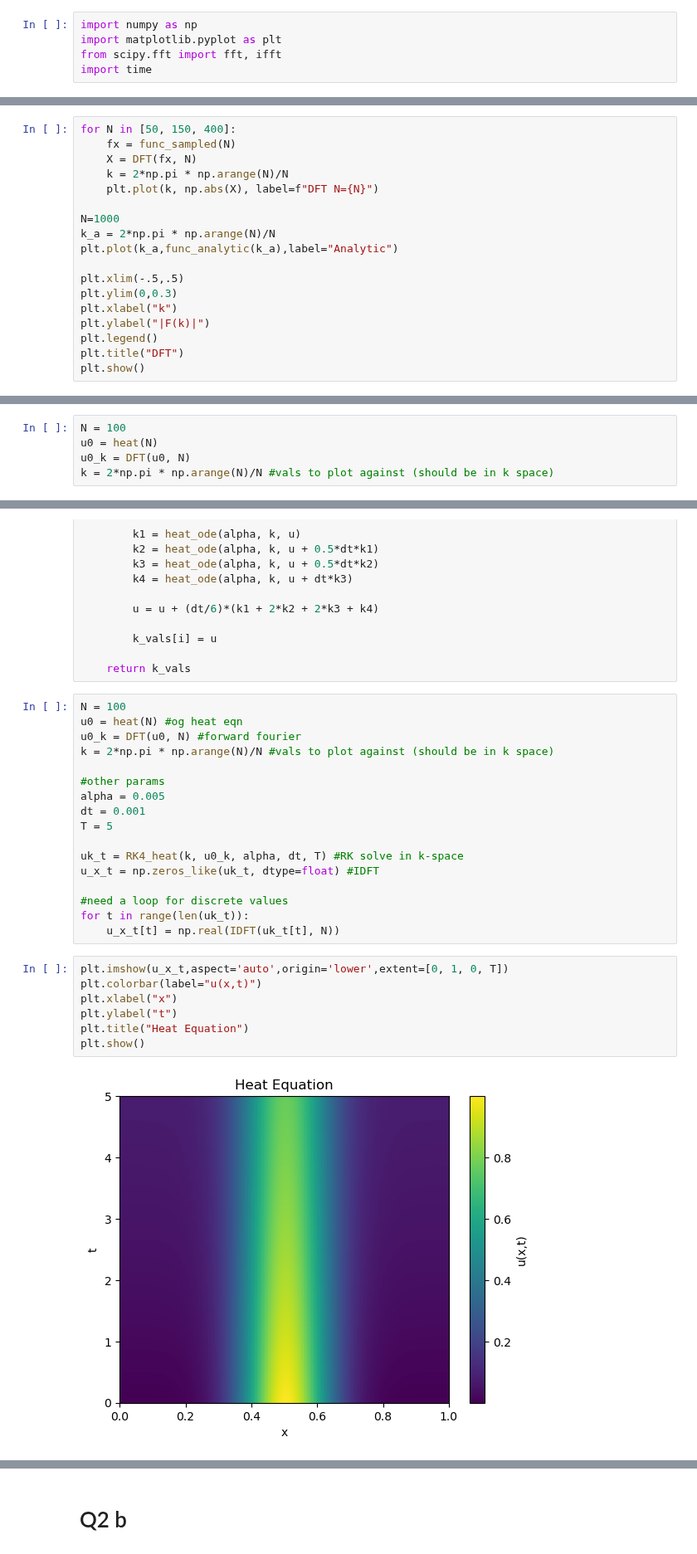
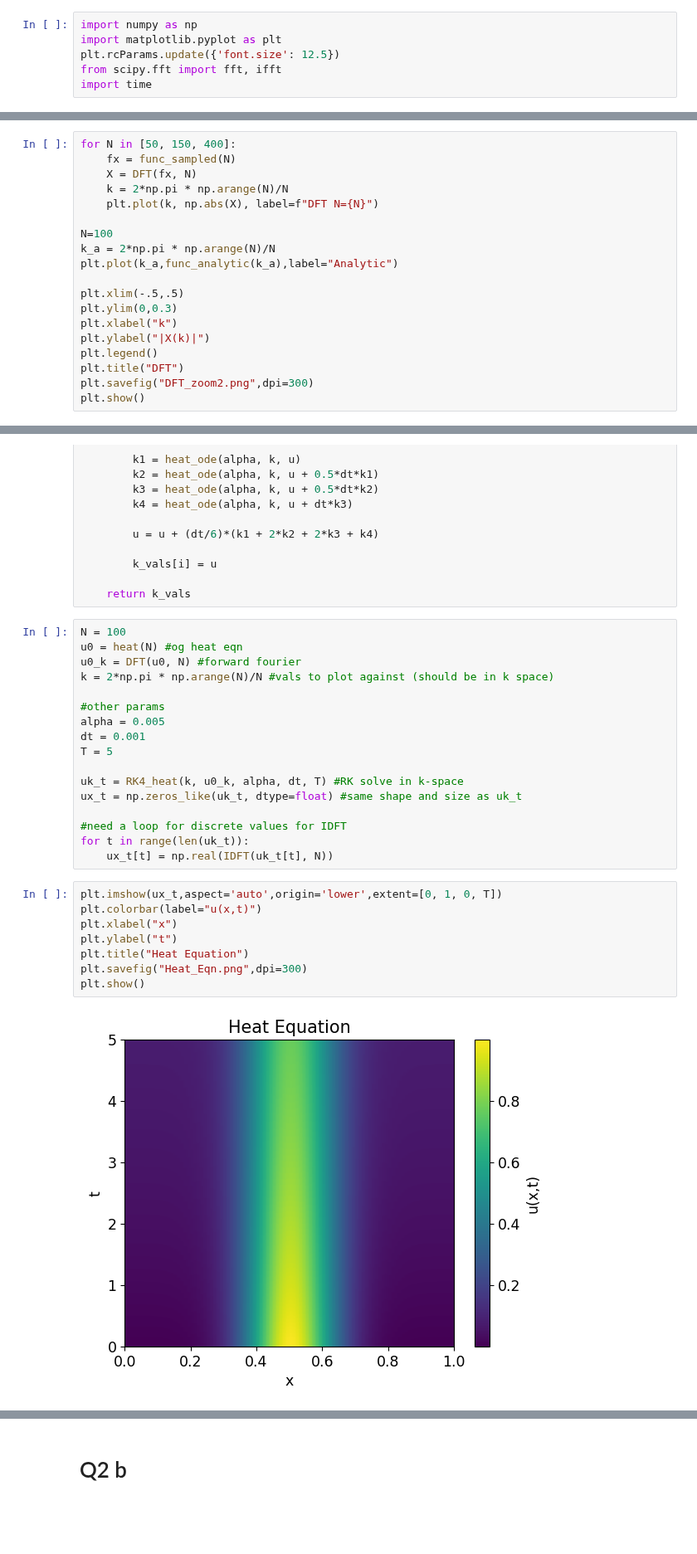
Before and after one commit to kparrine/Computational_Astro, a Jupyter notebook: C5/C5.ipynb, the cells around one changed output, grey strips where cells are left out. Shown at 83% size. Cells and saved outputs as stored; diff of their text form; blank space fills up the shorter version.

```diff
--- a/C5/C5.ipynb
+++ b/C5/C5.ipynb
@@ -1,6 +1,7 @@
 # %%
 import numpy as np
 import matplotlib.pyplot as plt
+plt.rcParams.update({'font.size': 12.5})
 from scipy.fft import fft, ifft
 import time
 # %% [markdown]
@@ -96,15 +98,16 @@ for N in [50, 150, 400]:
     k = 2*np.pi * np.arange(N)/N
     plt.plot(k, np.abs(X), label=f"DFT N={N}")
 
-N=1000
+N=100
 k_a = 2*np.pi * np.arange(N)/N
 plt.plot(k_a,func_analytic(k_a),label="Analytic")
 
 plt.xlim(-.5,.5)
 plt.ylim(0,0.3)
 plt.xlabel("k")
-plt.ylabel("|F(k)|")
+plt.ylabel("|X(k)|")
 plt.legend()
 plt.title("DFT")
+plt.savefig("DFT_zoom2.png",dpi=300)
 plt.show()
 # %% [output]
@@ -214,11 +222,6 @@ plt.show()
 def heat(N):
     x = np.arange(N)/N
     return np.exp(-50*(x-0.5)**2)
-# %%
-N = 100
-u0 = heat(N)
-u0_k = DFT(u0, N)
-k = 2*np.pi * np.arange(N)/N #vals to plot against (should be in k space)
 # %%
 def heat_ode(a,k,uhat):
     return -a*k**2*uhat
@@ -254,18 +257,19 @@ dt = 0.001
 T = 5
 
 uk_t = RK4_heat(k, u0_k, alpha, dt, T) #RK solve in k-space
-u_x_t = np.zeros_like(uk_t, dtype=float) #IDFT
+ux_t = np.zeros_like(uk_t, dtype=float) #same shape and size as uk_t
 
-#need a loop for discrete values
+#need a loop for discrete values for IDFT
 for t in range(len(uk_t)):
-    u_x_t[t] = np.real(IDFT(uk_t[t], N))
+    ux_t[t] = np.real(IDFT(uk_t[t], N))
 # %%
-plt.imshow(u_x_t,aspect='auto',origin='lower',extent=[0, 1, 0, T])
+plt.imshow(ux_t,aspect='auto',origin='lower',extent=[0, 1, 0, T])
 plt.colorbar(label="u(x,t)")
 plt.xlabel("x")
 plt.ylabel("t")
 plt.title("Heat Equation")
+plt.savefig("Heat_Eqn.png",dpi=300)
 plt.show()
 # %% [output]
-[figure, old version]
+[figure, new version]
 # %%
```
Also changed, not shown: parts of 10 cells of this notebook, 7 other files.
